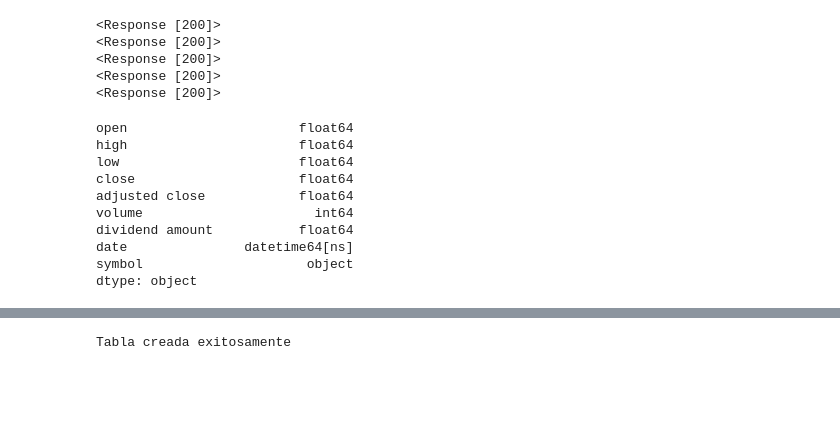
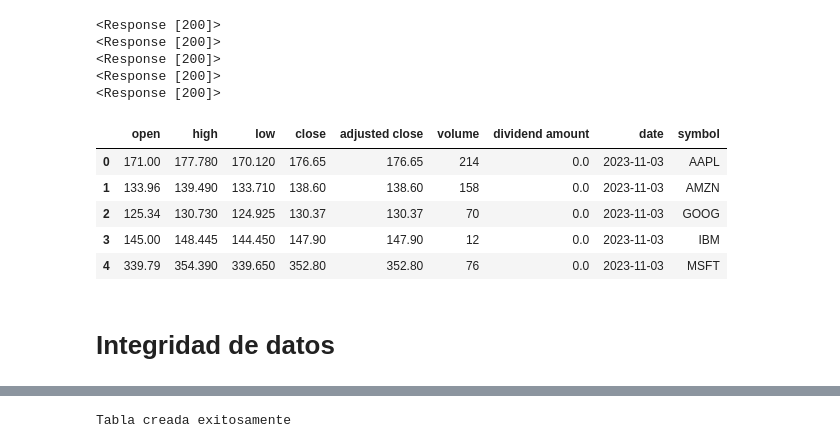
Before and after one commit to foncheto/Entregables-Data-Engineer, a Jupyter notebook: Entrega2/Apinto_e2.ipynb, the cells around one changed output, grey strips where cells are left out. Drawn from its saved outputs; the diff is of its cells as text; code cells hidden in the pictures; blank space fills up the shorter version.

```diff
--- a/Entrega2/Apinto_e2.ipynb
+++ b/Entrega2/Apinto_e2.ipynb
@@ -97,17 +103,19 @@ df_ibm = format_json(data, 'IBM')
 <Response [200]>
 <Response [200]>
 <Response [200]>
-# %%
-# Se visualiza el tipo de dato de cada columna para la creación de la tabla
-df_aapl.dtypes
-# %% [output]
-open                      float64
-high                      float64
-low                       float64
-close                     float64
-adjusted close            float64
-volume                      int64
-dividend amount           float64
-date               datetime64[ns]
-symbol                     object
-dtype: object
+# %%
+# Se concatenan los DataFrames de cada acción en uno solo con distintos símbolos para así poder almacenarlos en una sola tabla y poder realizar consultas de forma más sencilla.
+result_df = pd.concat([df_aapl, df_amzn, df_goog, df_msft, df_ibm], ignore_index=True)
+# Se ordena el DataFrame por fecha de forma descendente
+result_df = result_df.sort_values(by=['date'], ascending=False)
+result_df = result_df.reset_index(drop=True)
+result_df.head(5)
+# %% [output]
+|  | open | high | low | close | adjusted close | volume | dividend amount | date | symbol |
+| 0 | 171.00 | 177.780 | 170.120 | 176.65 | 176.65 | 214 | 0.0 | 2023-11-03 | AAPL |
+| 1 | 133.96 | 139.490 | 133.710 | 138.60 | 138.60 | 158 | 0.0 | 2023-11-03 | AMZN |
+| 2 | 125.34 | 130.730 | 124.925 | 130.37 | 130.37 | 70 | 0.0 | 2023-11-03 | GOOG |
+| 3 | 145.00 | 148.445 | 144.450 | 147.90 | 147.90 | 12 | 0.0 | 2023-11-03 | IBM |
+| 4 | 339.79 | 354.390 | 339.650 | 352.80 | 352.80 | 76 | 0.0 | 2023-11-03 | MSFT |
+# %% [markdown]
+# Integridad de datos
```
Also changed, not shown: parts of 17 cells of this notebook.
